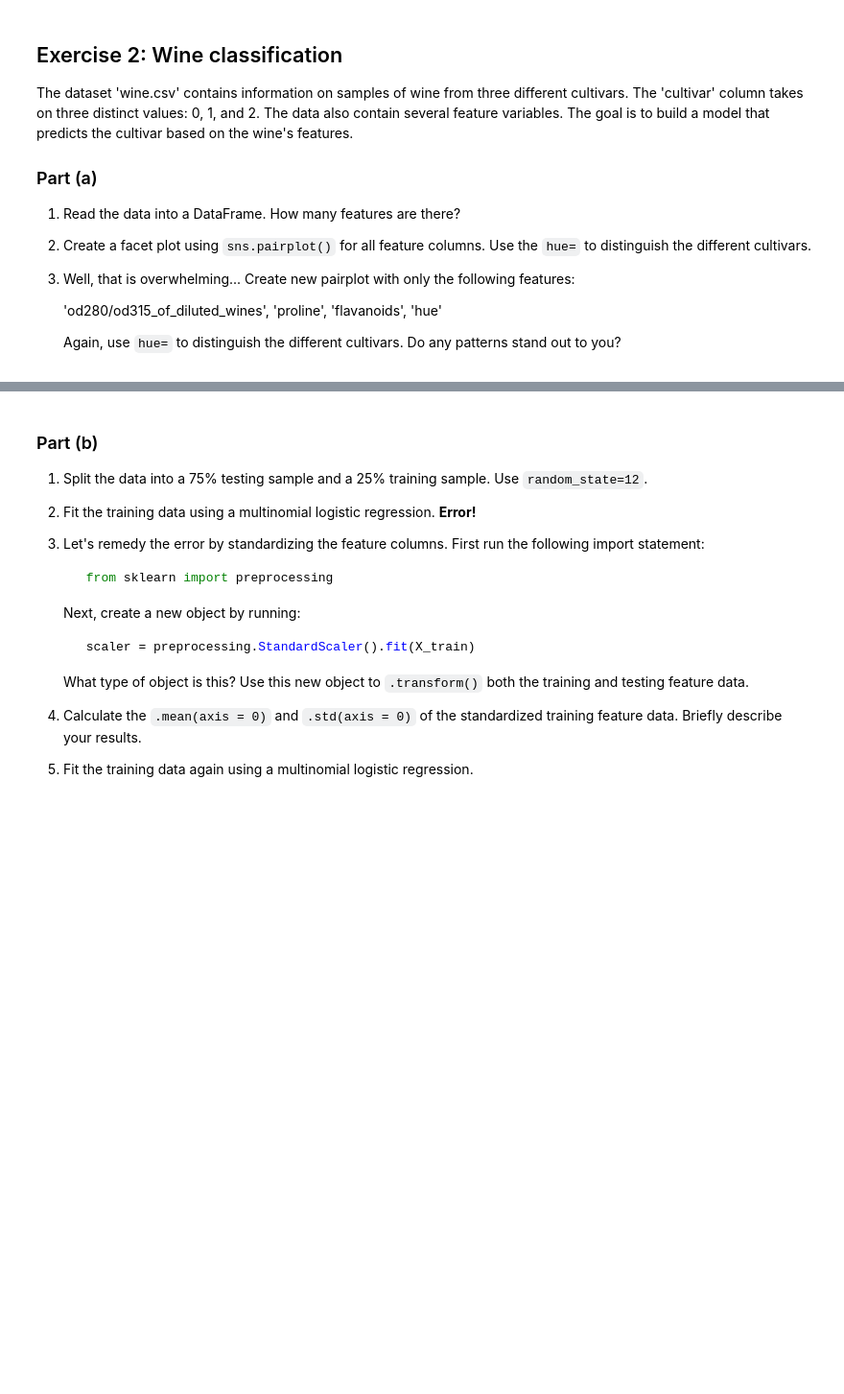
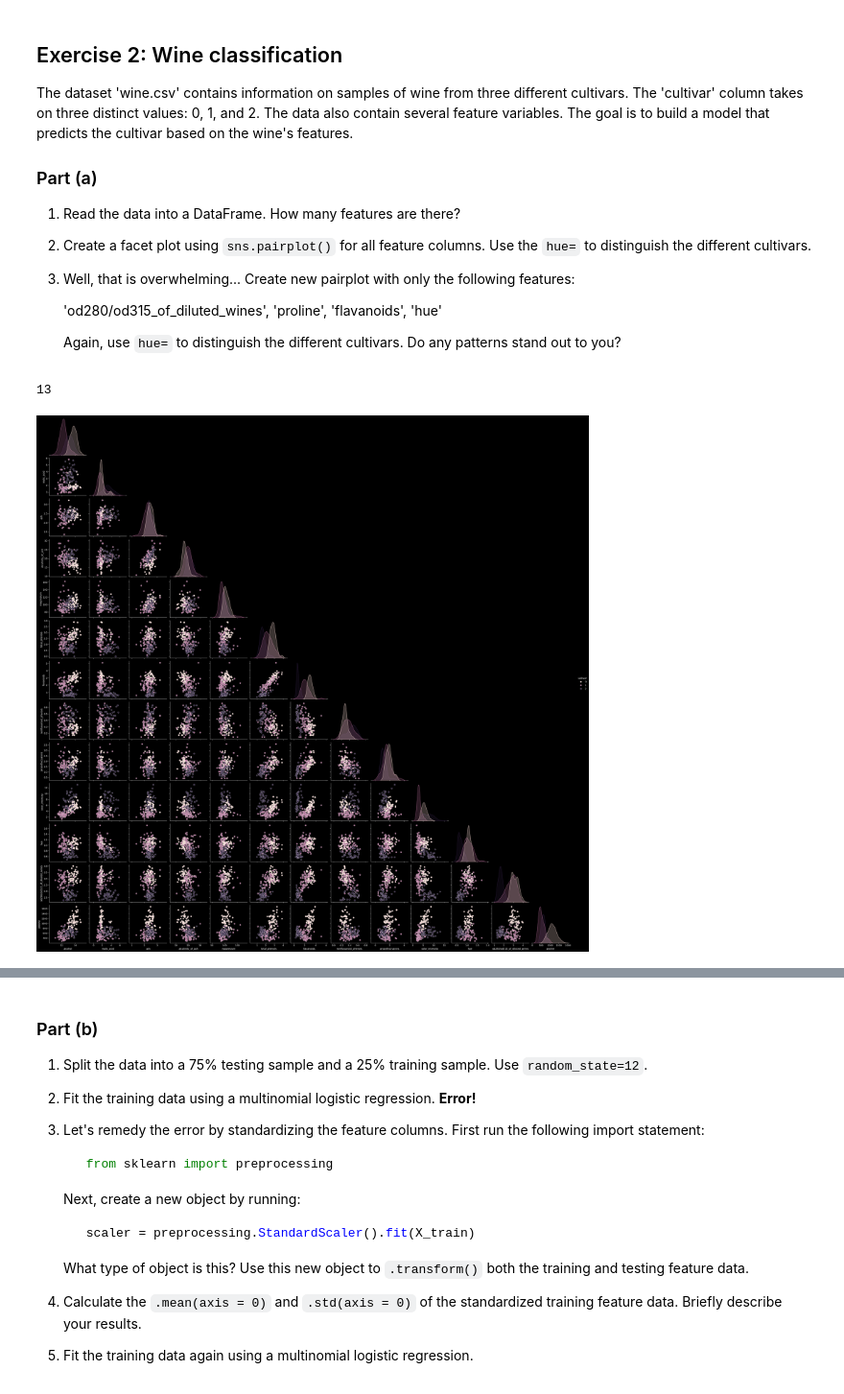
Before and after one commit to messymoose/ECON570, a Jupyter notebook: projects/cp4_f25.ipynb, the cells around one changed output, grey strips where cells are left out. Shown at 96% size. Cells and saved outputs as stored; diff of their text form; code cells hidden in the pictures; blank space fills up the shorter version.

```diff
--- a/projects/cp4_f25.ipynb
+++ b/projects/cp4_f25.ipynb
@@ -264,3 +268,14 @@ The dataset 'wine.csv' contains information on samples of wine from three differ
    'od280/od315_of_diluted_wines', 'proline', 'flavanoids', 'hue'
 
    Again, use `hue=` to distinguish the different cultivars. Do any patterns stand out to you?
+# %%
+wine = pd.read_csv('data/wine.csv')
+features = wine.drop(columns=['cultivar']).shape[1]
+features
+# %% [output]
+13
+# %%
+sns.pairplot(wine, hue="cultivar", corner=True)
+plt.show()
+# %% [output]
+[figure, added]
```
Also changed, not shown: parts of 12 cells of this notebook.
